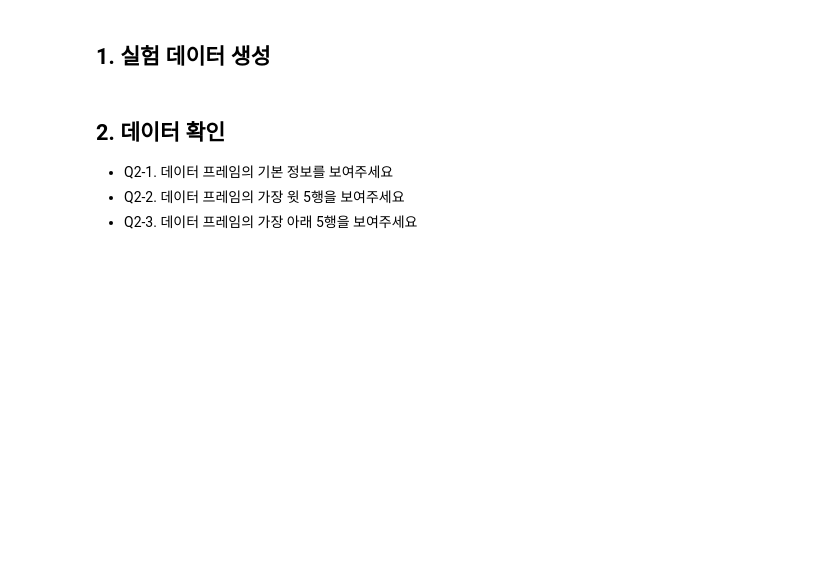
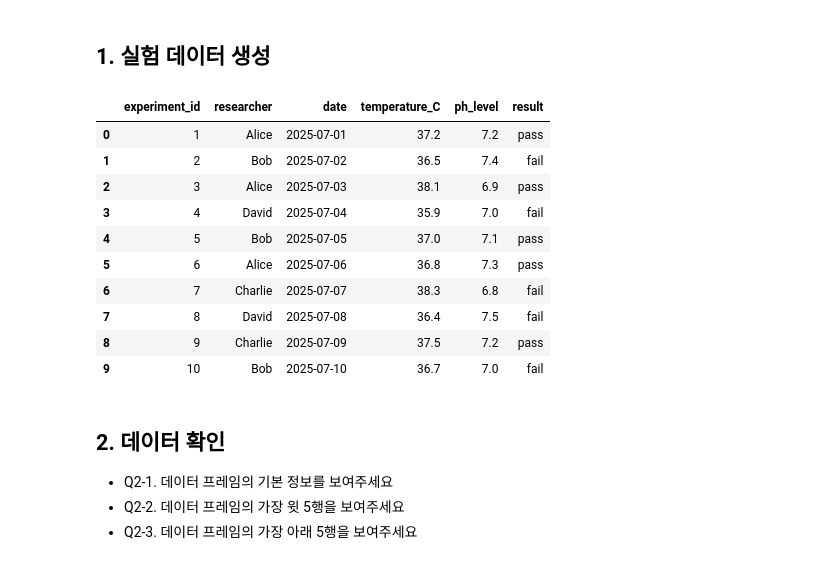
Before and after one commit to kbjung/Study, a Jupyter notebook: graduate_school/study/pandas_dataframe_practice.ipynb, the cells around one changed output. Drawn from its saved outputs; the diff is of its cells as text; code cells hidden in the pictures; blank space fills up the shorter version.

```diff
--- a/graduate_school/study/pandas_dataframe_practice.ipynb
+++ b/graduate_school/study/pandas_dataframe_practice.ipynb
@@ -11,13 +11,26 @@ import numpy as np
 # %%
 data = {
     'experiment_id': range(1, 11),
     'researcher': ['Alice', 'Bob', 'Alice', 'David', 'Bob', 'Alice', 'Charlie', 'David', 'Charlie', 'Bob'],
     'date': pd.date_range(start='2025-07-01', periods=10, freq='D'),
     'temperature_C': [37.2, 36.5, 38.1, 35.9, 37.0, 36.8, 38.3, 36.4, 37.5, 36.7],
     'ph_level': [7.2, 7.4, 6.9, 7.0, 7.1, 7.3, 6.8, 7.5, 7.2, 7.0],
     'result': ['pass', 'fail', 'pass', 'fail', 'pass', 'pass', 'fail', 'fail', 'pass', 'fail']
 }
 df = pd.DataFrame(data)
+df
+# %% [output]
+|  | experiment_id | researcher | date | temperature_C | ph_level | result |
+| 0 | 1 | Alice | 2025-07-01 | 37.2 | 7.2 | pass |
+| 1 | 2 | Bob | 2025-07-02 | 36.5 | 7.4 | fail |
+| 2 | 3 | Alice | 2025-07-03 | 38.1 | 6.9 | pass |
+| 3 | 4 | David | 2025-07-04 | 35.9 | 7.0 | fail |
+| 4 | 5 | Bob | 2025-07-05 | 37.0 | 7.1 | pass |
+| 5 | 6 | Alice | 2025-07-06 | 36.8 | 7.3 | pass |
+| 6 | 7 | Charlie | 2025-07-07 | 38.3 | 6.8 | fail |
+| 7 | 8 | David | 2025-07-08 | 36.4 | 7.5 | fail |
+| 8 | 9 | Charlie | 2025-07-09 | 37.5 | 7.2 | pass |
+| 9 | 10 | Bob | 2025-07-10 | 36.7 | 7.0 | fail |
 # %% [markdown]
 ## 2. 데이터 확인
 - Q2-1. 데이터 프레임의 기본 정보를 보여주세요
```
Also changed, not shown: parts of 14 cells of this notebook.
